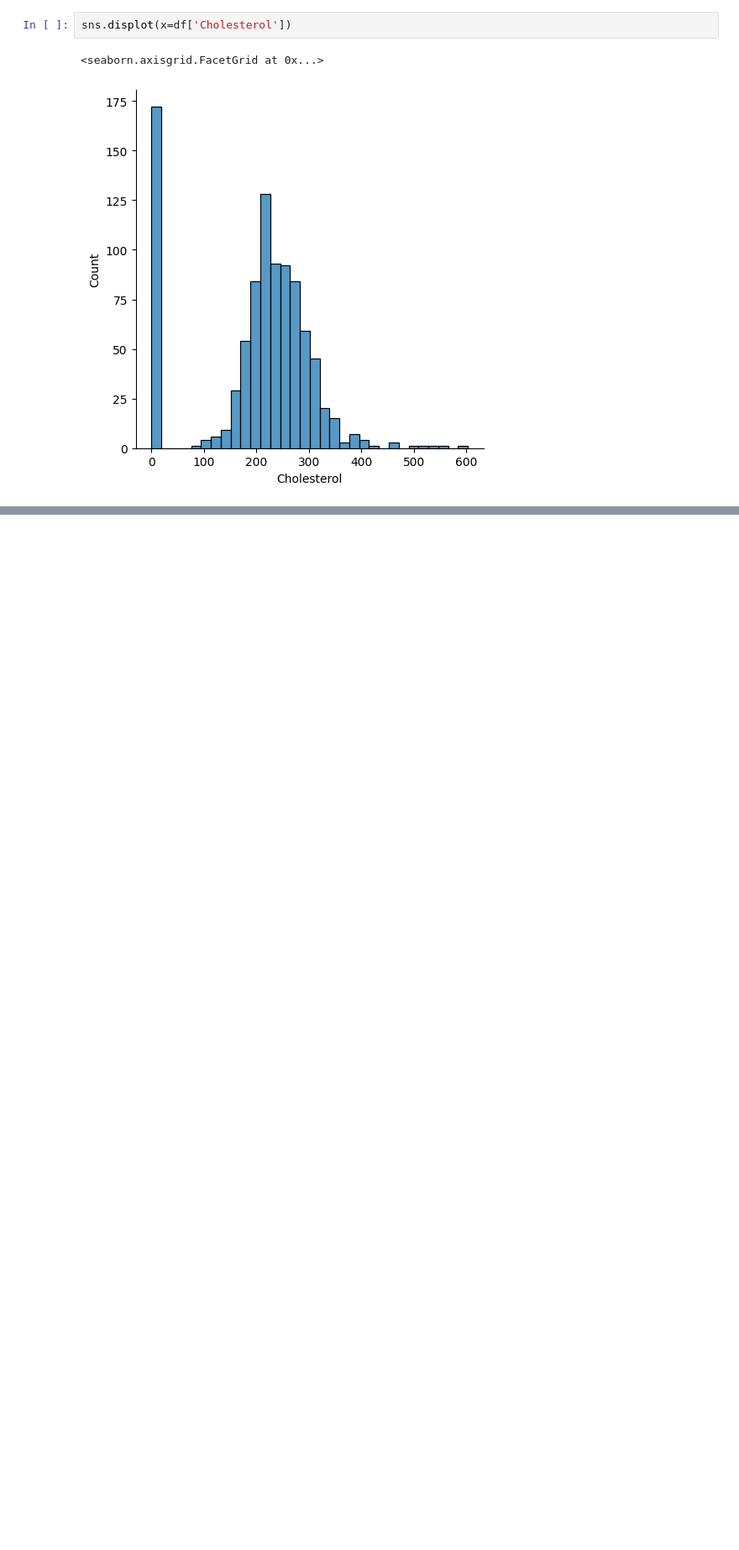
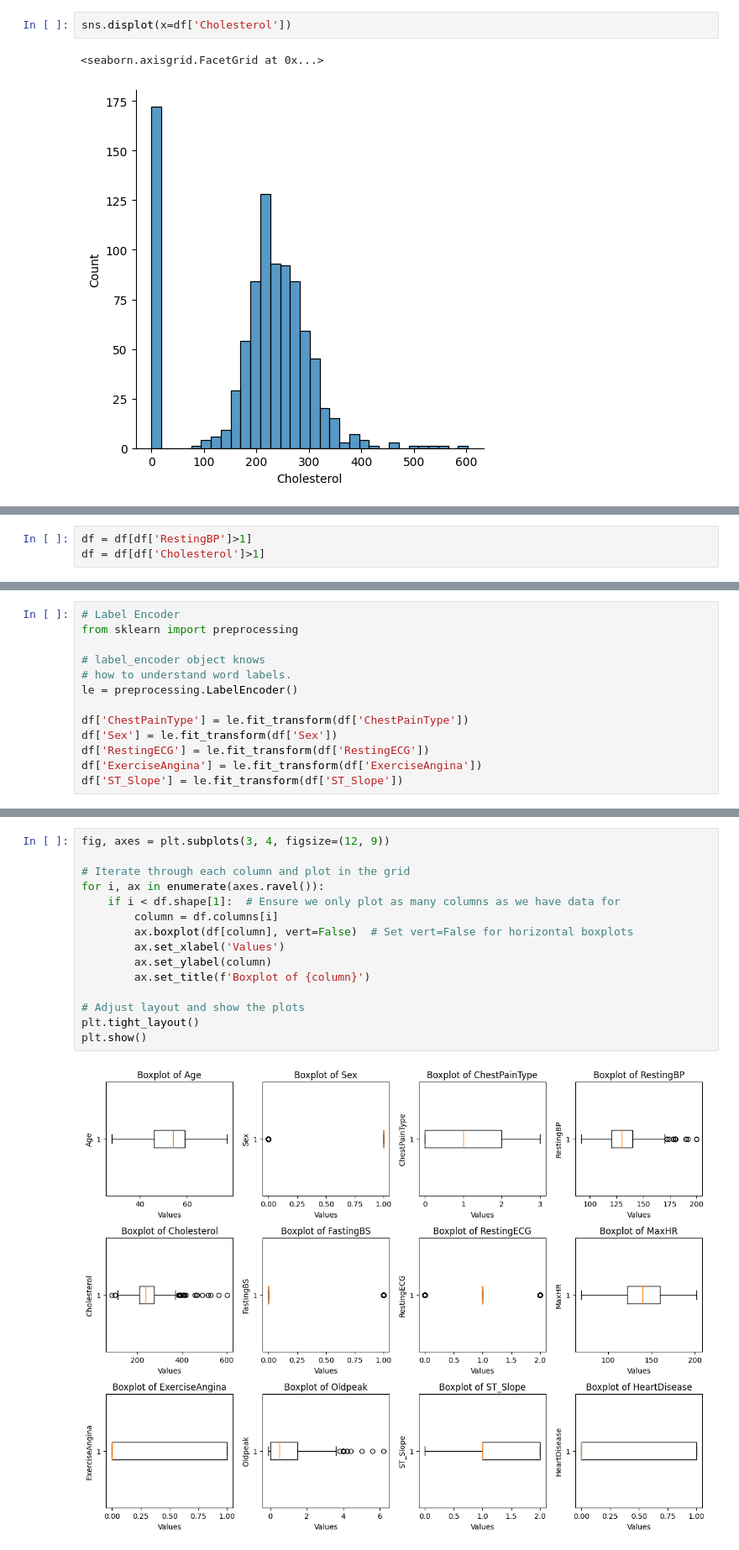
Before and after one commit to Akshat180/heart_Failure_prediction, a Jupyter notebook: Untitled.ipynb, the cells around one changed output, grey strips where cells are left out. Shown at 84% size. Drawn from its saved outputs; the diff is of its cells as text; blank space fills up the shorter version.

```diff
--- a/Untitled.ipynb
+++ b/Untitled.ipynb
@@ -149,0 +188,3 @@ plt.grid(False)
+# %%
+df = df[df['RestingBP']>1]
+df = df[df['Cholesterol']>1]
@@ -149,0 +274,13 @@ plt.grid(False)
+# %%
+# Label Encoder
+from sklearn import preprocessing
+
+# label_encoder object knows
+# how to understand word labels.
+le = preprocessing.LabelEncoder()
+
+df['ChestPainType'] = le.fit_transform(df['ChestPainType'])
+df['Sex'] = le.fit_transform(df['Sex'])
+df['RestingECG'] = le.fit_transform(df['RestingECG'])
+df['ExerciseAngina'] = le.fit_transform(df['ExerciseAngina'])
+df['ST_Slope'] = le.fit_transform(df['ST_Slope'])
@@ -149,0 +326,17 @@ plt.grid(False)
+# %%
+fig, axes = plt.subplots(3, 4, figsize=(12, 9))
+
+# Iterate through each column and plot in the grid
+for i, ax in enumerate(axes.ravel()):
+    if i < df.shape[1]:  # Ensure we only plot as many columns as we have data for
+        column = df.columns[i]
+        ax.boxplot(df[column], vert=False)  # Set vert=False for horizontal boxplots
+        ax.set_xlabel('Values')
+        ax.set_ylabel(column)
+        ax.set_title(f'Boxplot of {column}')
+
+# Adjust layout and show the plots
+plt.tight_layout()
+plt.show()
+# %% [output]
+[figure, added]
```
Also changed, not shown: parts of 34 cells of this notebook.
